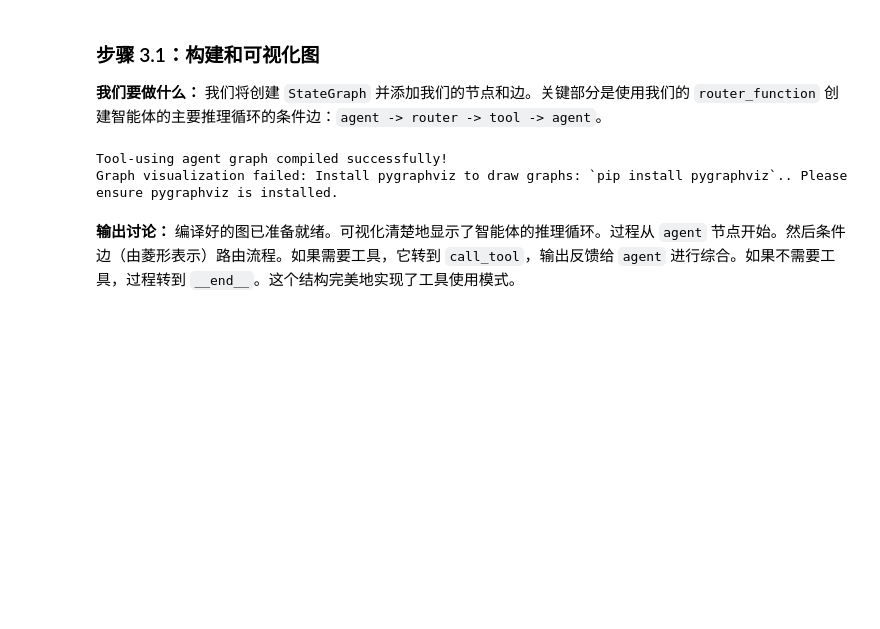
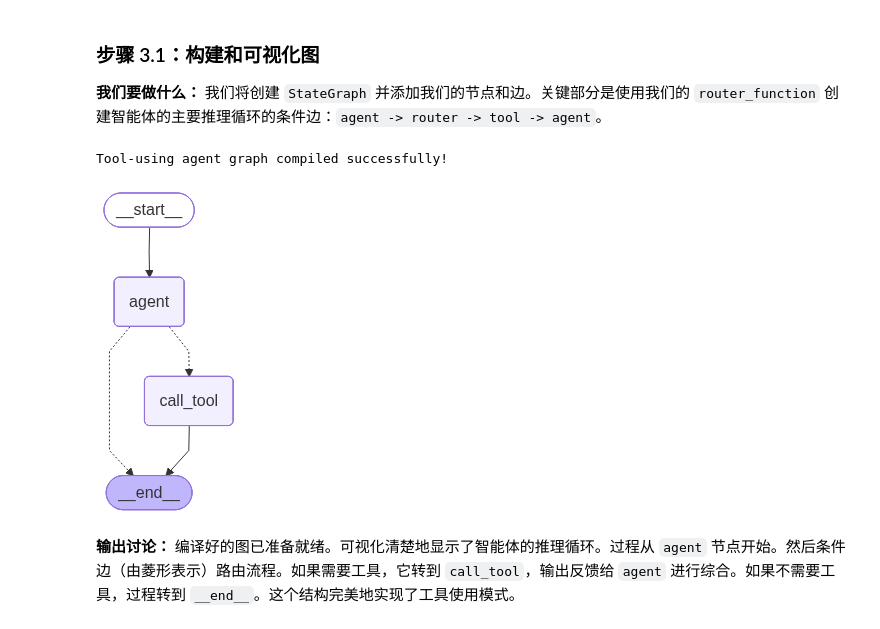
Before and after one commit to dp9u0/all-agentic-architectures, a Jupyter notebook: 02_tool_use.ipynb, the cells around one changed output. Cells and saved outputs as stored; diff of their text form; code cells hidden in the pictures; blank space fills up the shorter version.

```diff
--- a/02_tool_use.ipynb
+++ b/02_tool_use.ipynb
@@ -164,9 +165,7 @@ AgentState TypedDict defined to manage conversation history.
 **我们要做什么：**
 这是使 LLM"感知"工具的关键步骤。我们使用 `.bind_tools()` 方法，它将我们工具的名称和描述传递给 LLM 的系统提示。这使得模型的内部逻辑能够根据描述决定何时调用工具。
 # %%
-model = os.environ.get("OPENAI_API_MODEL", "gpt-4o")
-base_url = os.environ.get("OPENAI_API_BASE_URL", "https://api.openai.com/v1")
-llm = ChatOpenAI(model=model, base_url=base_url, temperature=0)
+llm = ChatAnthropic(model=os.environ.get("MODEL_NAME", "claude-opus-4-5-20251101"), base_url=os.environ.get("BASE_URL"), temperature=0)
 
 # Bind the tools to the LLM, making it tool-aware
 llm_with_tools = llm.bind_tools(tools)
@@ -227,37 +226,37 @@ Router function defined.
 # %%
 graph_builder = StateGraph(AgentState)
 
 # Add the nodes
 graph_builder.add_node("agent", agent_node)
 graph_builder.add_node("call_tool", tool_node)
 
 # Set the entry point
 graph_builder.set_entry_point("agent")
 
 # Add the conditional router
 graph_builder.add_conditional_edges(
     "agent",
-    router_function,
+    router_function, {"call_tool": "call_tool", "__end__": "__end__"}
 )
 
 # Add the edge from the tool node back to the agent to complete the loop
-graph_builder.add_edge("call_tool", "agent")
+graph_builder.add_edge("call_tool", END)
 
 # Compile the graph
 tool_agent_app = graph_builder.compile()
 
 print("Tool-using agent graph compiled successfully!")
 
 # Visualize the graph
 try:
     from IPython.display import Image, display
-    png_image = tool_agent_app.get_graph().draw_png()
+    png_image = tool_agent_app.get_graph().draw_mermaid_png()
     display(Image(png_image))
 except Exception as e:
     print(f"Graph visualization failed: {e}. Please ensure pygraphviz is installed.")
 # %% [output]
 Tool-using agent graph compiled successfully!
-Graph visualization failed: Install pygraphviz to draw graphs: `pip install pygraphviz`.. Please ensure pygraphviz is installed.
+[figure, added]
 # %% [markdown]
 **输出讨论：**
 编译好的图已准备就绪。可视化清楚地显示了智能体的推理循环。过程从 `agent` 节点开始。然后条件边（由菱形表示）路由流程。如果需要工具，它转到 `call_tool`，输出反馈给 `agent` 进行综合。如果不需要工具，过程转到 `__end__`。这个结构完美地实现了工具使用模式。
```
Also changed, not shown: parts of 9 cells of this notebook, 23 other files.
